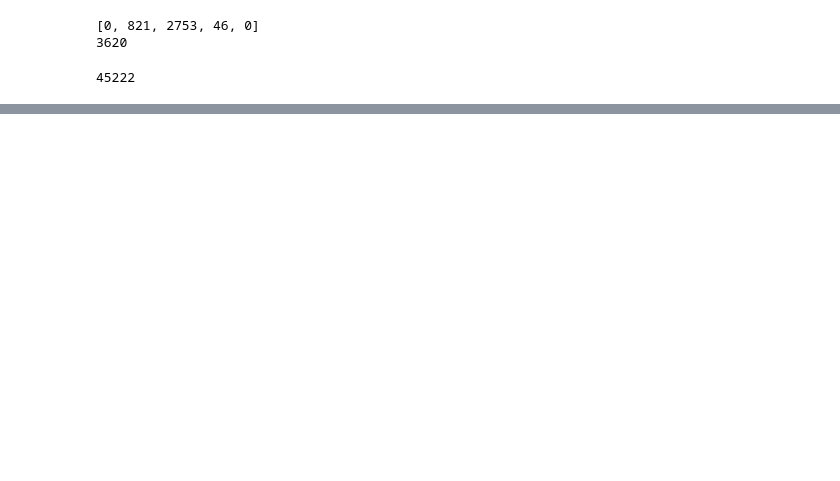
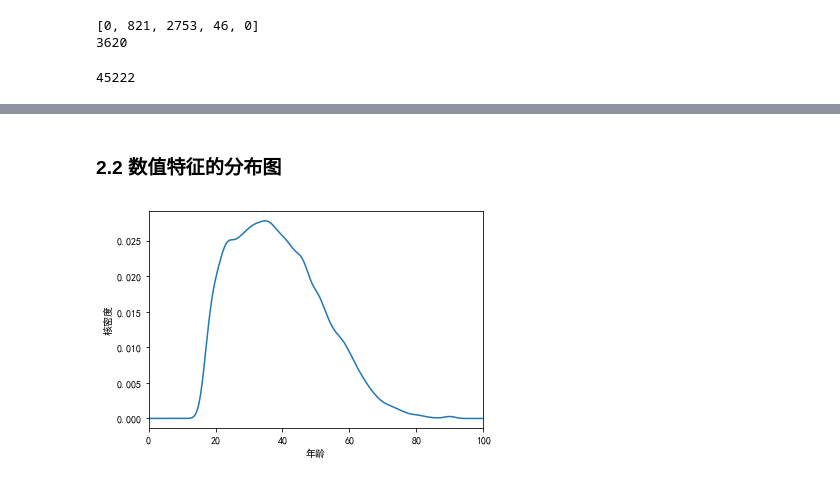
Before and after one commit to shinshiner/CS245-Data-Science, a Jupyter notebook: Adult++/main.ipynb, the cells around one changed output, grey strips where cells are left out. Cells and saved outputs as stored; diff of their text form; code cells hidden in the pictures; blank space fills up the shorter version.

```diff
--- a/Adult++/main.ipynb
+++ b/Adult++/main.ipynb
@@ -3,7 +3,12 @@
 # %%
 import numpy as np
 import pandas as pd
+import matplotlib.pyplot as plt
+plt.rcParams['font.sans-serif']=['SimHei']
+plt.rcParams['axes.unicode_minus']=False
+
 import random
+import pickle
 
 np.random.seed(666)
 # %% [markdown]
@@ -71,6 +76,8 @@ for i, d in enumerate(data):
         real_data.append(d)
 
 print(len(real_data))
+with open('real_data.pkl', 'wb') as f:
+    pickle.dump(real_data, f)
 # for i, d in enumerate(real_data):
 #     nan = d.count('?')
 #     if nan > 0:
@@ -79,0 +89,15 @@ print(len(real_data))
+# %%
+with open('real_data.pkl', 'rb') as f:
+    real_data = pickle.load(f)
+real_df = pd.DataFrame(real_data)
+class_list = [
+    "age", "work_class", "fnlwgt", "education", "education_num",
+    "marital_status", "occupation", "relationship", "race", "sex",
+    "capital_gain", "capital_loss", "hours_per_week", "native_country", "income"
+]
+real_df.columns = class_list
+
+num_feature = ['age', 'fnlwgt', 'education_num', 'capital_gain', 'capital_loss', 'hours_per_week']
+class_feature = ["work_class", "education", "marital_status", "occupation", "relationship", "race", "sex",
+    "native_country", "income"
+]
@@ -79,0 +106,3 @@ print(len(real_data))
+# %%
+num_real_df = pd.DataFrame(real_df[num_feature], dtype=np.int32)
+num_real_df.describe()
@@ -79,0 +119,14 @@ print(len(real_data))
+# %% [markdown]
+### 2.2 数值特征的分布图
+# %%
+tar_df = num_real_df['age']
+plt.figure(figsize=(6, 4))
+tar_df.plot(kind='kde')
+
+plt.xlabel(u'年龄')
+plt.ylabel(u'核密度')
+plt.xlim((0, 100))
+plt.savefig('report/img/age_dis')
+plt.show()
+# %% [output]
+[figure, added]
```
Also changed, not shown: parts of 11 cells of this notebook, 20 other files.
